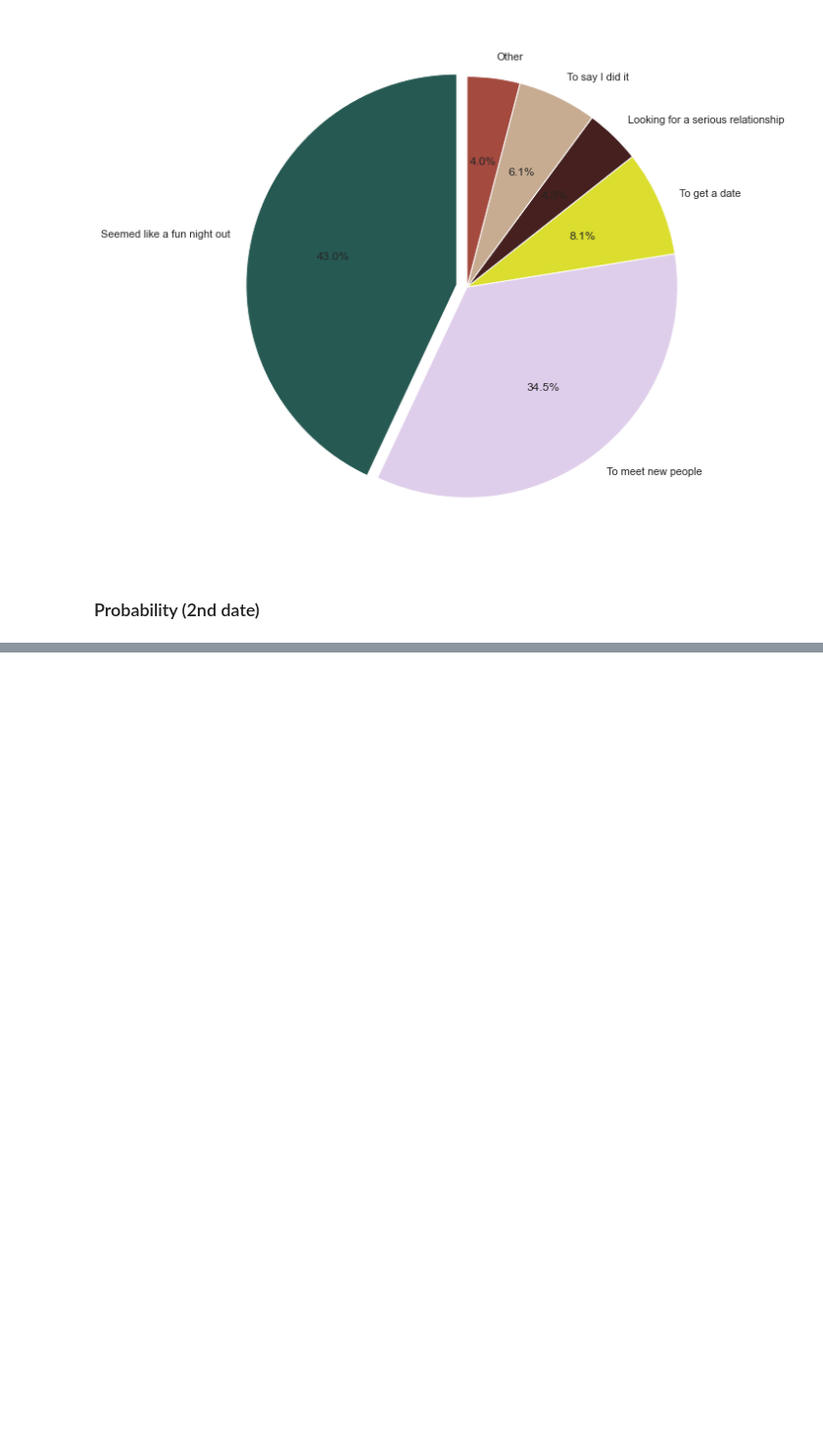
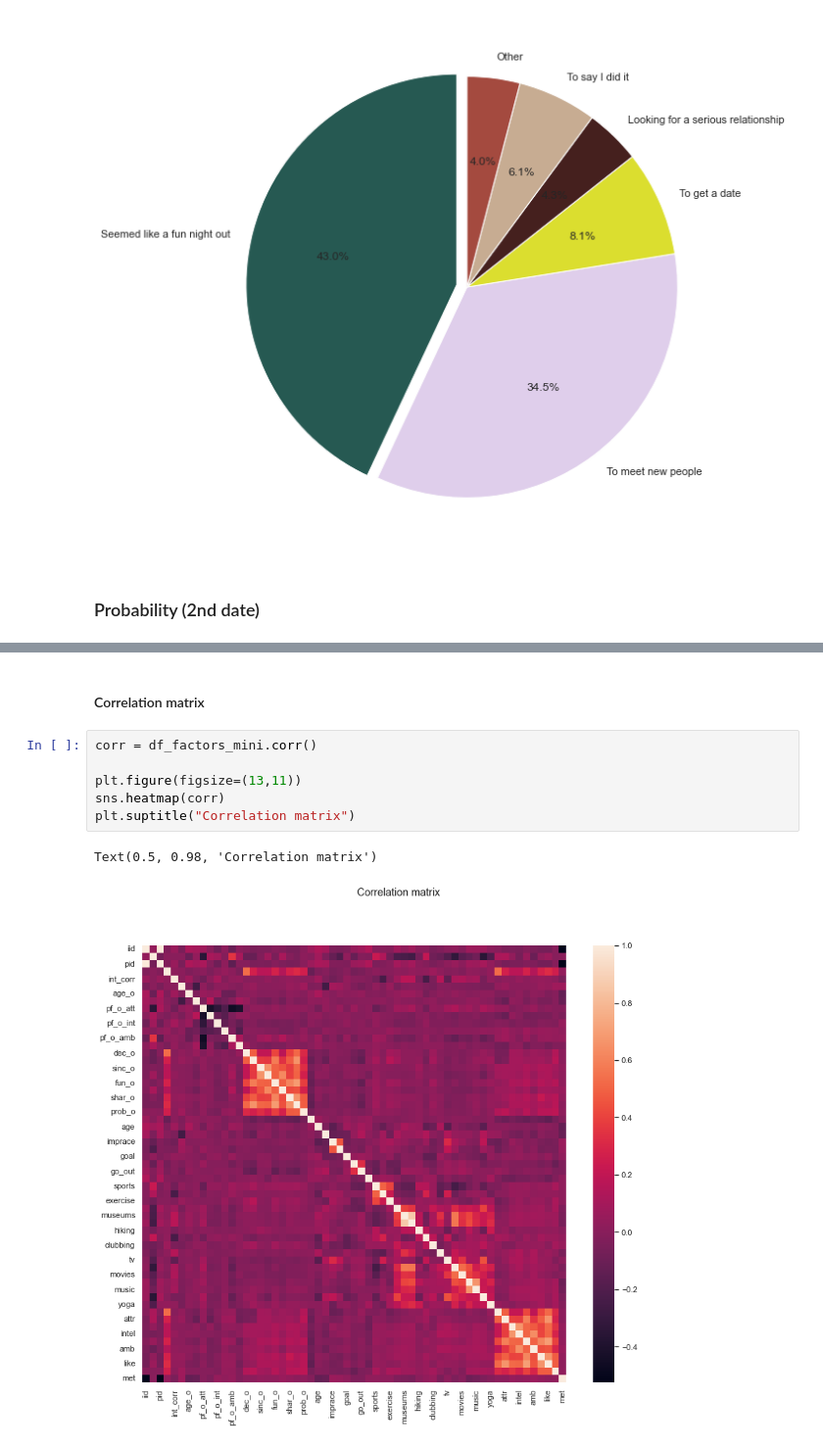
Before and after one commit to MKrouma/Jedha_Dating, a Jupyter notebook: notebook/code.ipynb, the cells around one changed output, grey strips where cells are left out. Shown at 98% size. Cells and saved outputs as stored; diff of their text form; blank space fills up the shorter version.

```diff
--- a/notebook/code.ipynb
+++ b/notebook/code.ipynb
@@ -236,0 +270,11 @@ _ = ax.pie(match_goal, labels=names,
+# %% [markdown]
+#### Correlation matrix
+# %%
+corr = df_factors_mini.corr()
+
+plt.figure(figsize=(13,11))
+sns.heatmap(corr)
+plt.suptitle("Correlation matrix")
+# %% [output]
+Text(0.5, 0.98, 'Correlation matrix')
+[figure, added]
```
Also changed, not shown: parts of 9 cells of this notebook.
